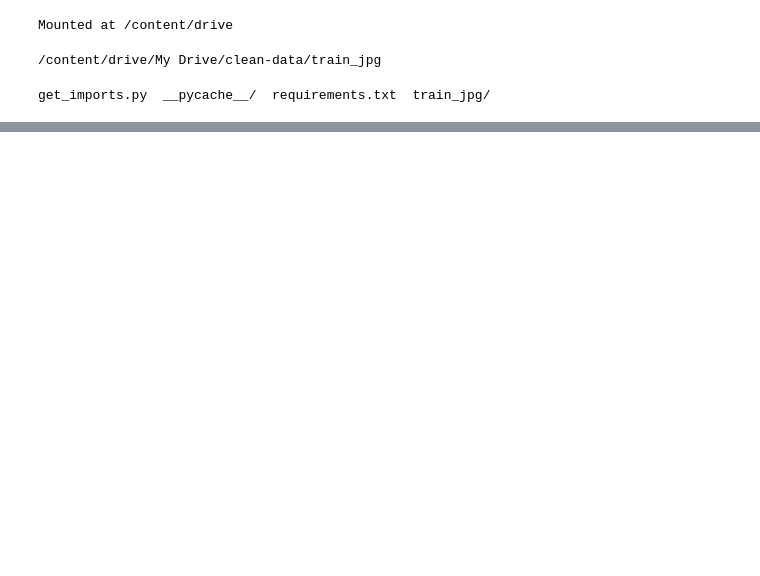
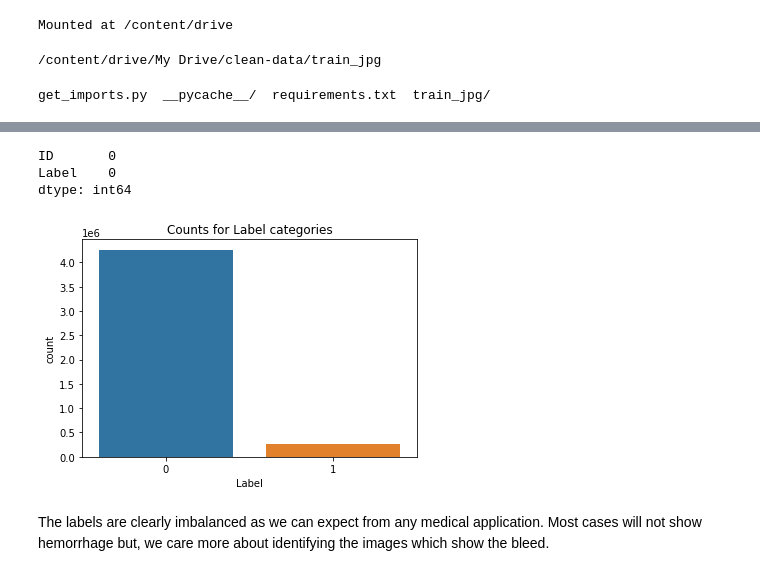
Before and after one commit to dipam7/RSNA_Intracranial-hemorrhage, a Jupyter notebook: nbs/02_data_exlporation.ipynb, the cells around one changed output, grey strips where cells are left out. Drawn from its saved outputs; the diff is of its cells as text; code cells hidden in the pictures; blank space fills up the shorter version.

```diff
--- a/nbs/02_data_exlporation.ipynb
+++ b/nbs/02_data_exlporation.ipynb
@@ -70,0 +73,3 @@ show_batch(trn_imgs)
+# %%
+lbls = pd.read_csv('../meta/meta/only_labels.csv')
+lbls.head()
@@ -70,0 +83,13 @@ show_batch(trn_imgs)
+# %%
+lbls.isna().sum()
+# %% [output]
+ID       0
+Label    0
+dtype: int64
+# %%
+sns.countplot(lbls['Label'])
+plt.title("Counts for Label categories");
+# %% [output]
+[figure, added]
+# %% [markdown]
+The labels are clearly imbalanced as we can expect from any medical application. Most cases will not show hemorrhage but, we care more about identifying the images which show the bleed.
```
Also changed, not shown: parts of 17 cells of this notebook.
